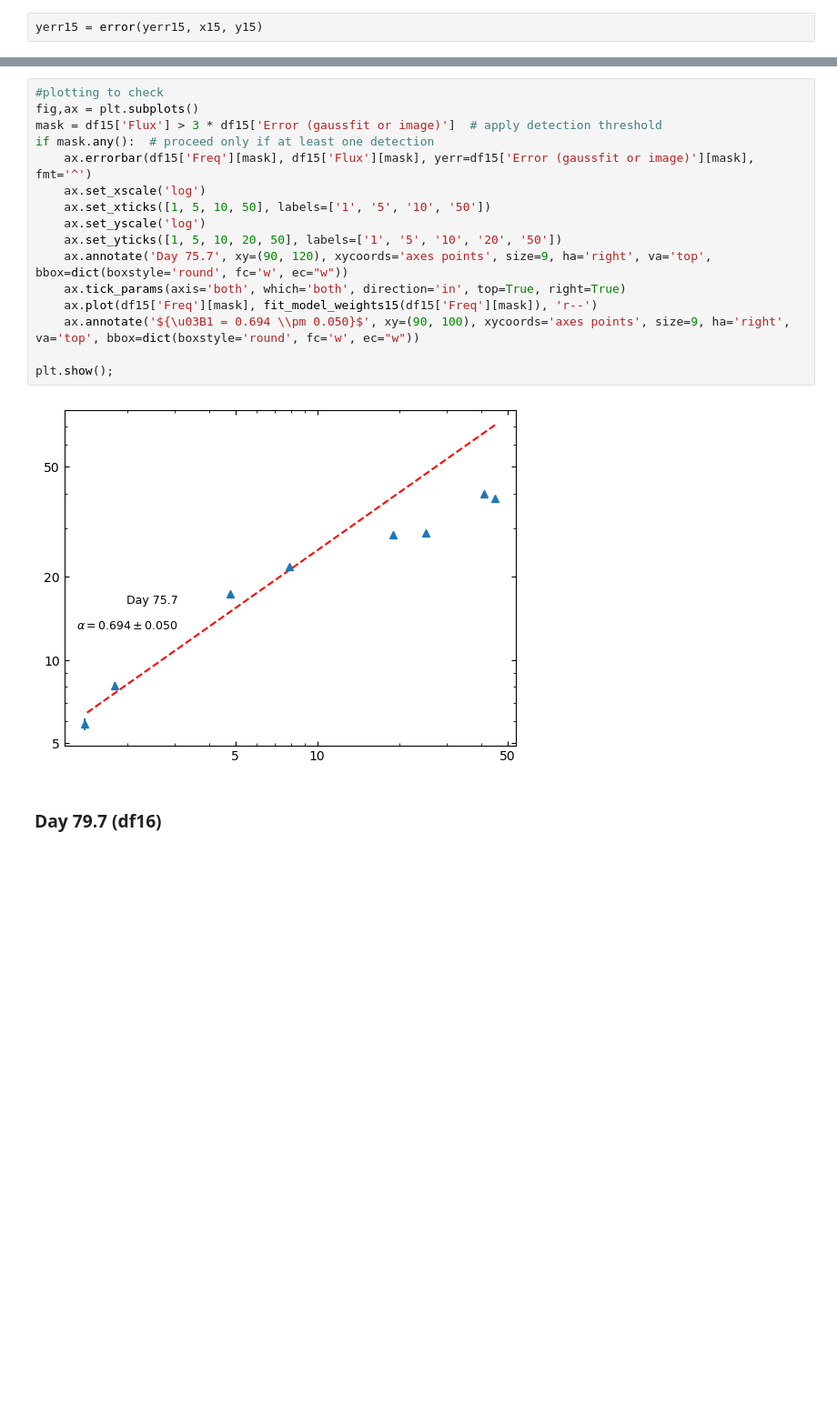
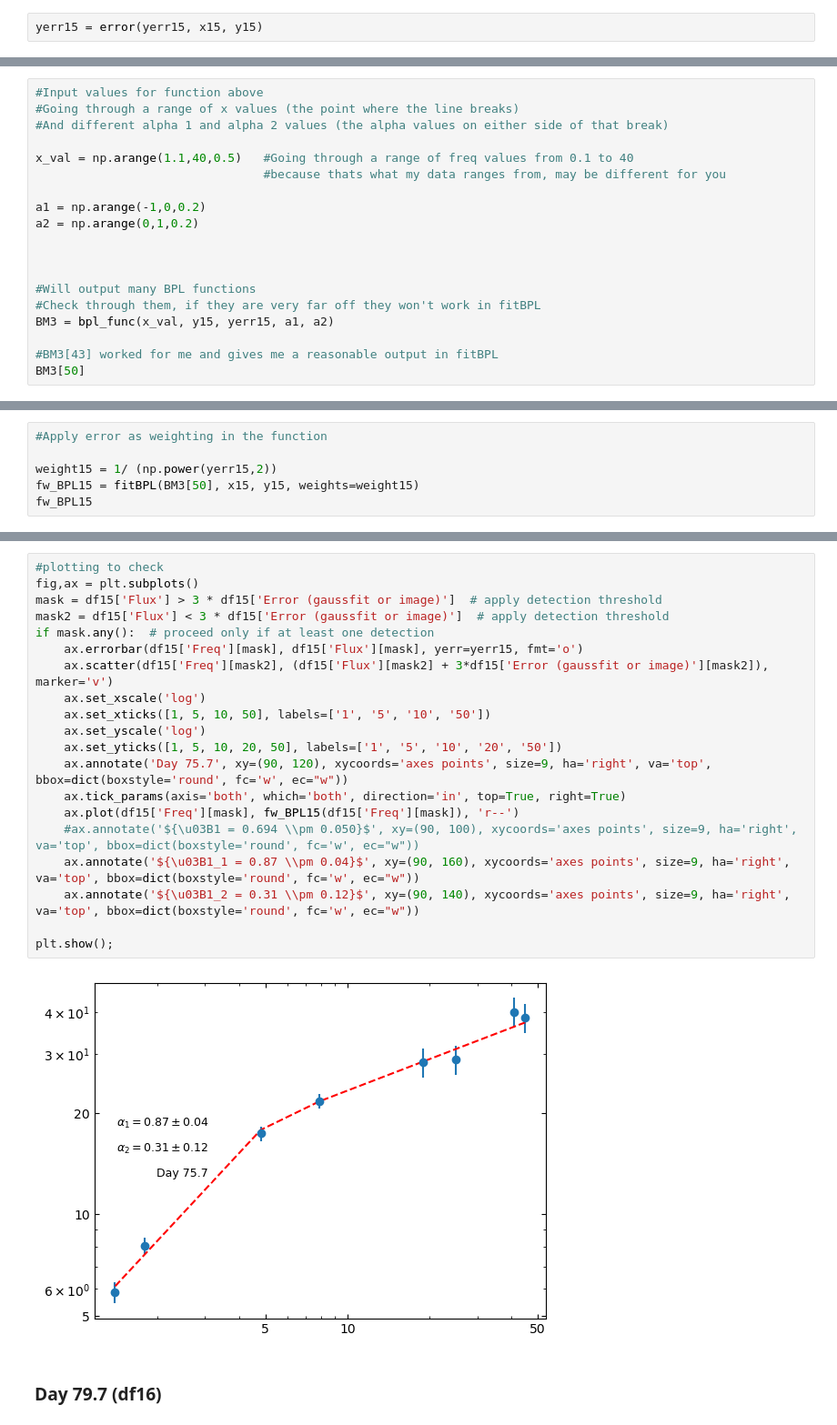
Before and after one commit to Wilhelm005/Research-Code, a Jupyter notebook: V407_Spectral_Index.ipynb, the cells around one changed output, grey strips where cells are left out. Shown at 91% size. Cells and saved outputs as stored; diff of their text form; blank space fills up the shorter version.

```diff
--- a/V407_Spectral_Index.ipynb
+++ b/V407_Spectral_Index.ipynb
@@ -2175,0 +2229,19 @@ The error/standard deviation is 0.05034396869165565
+# %%
+#Input values for function above
+#Going through a range of x values (the point where the line breaks)
+#And different alpha 1 and alpha 2 values (the alpha values on either side of that break)
+
+x_val = np.arange(1.1,40,0.5)   #Going through a range of freq values from 0.1 to 40
+                                #because thats what my data ranges from, may be different for you
+
+a1 = np.arange(-1,0,0.2)
+a2 = np.arange(0,1,0.2)
+
+
+
+#Will output many BPL functions
+#Check through them, if they are very far off they won't work in fitBPL
+BM3 = bpl_func(x_val, y15, yerr15, a1, a2)
+
+#BM3[43] worked for me and gives me a reasonable output in fitBPL
+BM3[50]
@@ -2175,0 +2250,6 @@ The error/standard deviation is 0.05034396869165565
+# %%
+#Apply error as weighting in the function
+
+weight15 = 1/ (np.power(yerr15,2))
+fw_BPL15 = fitBPL(BM3[50], x15, y15, weights=weight15)
+fw_BPL15
@@ -2176,21 +2312,25 @@ The error/standard deviation is 0.05034396869165565
 # %%
 #plotting to check
 fig,ax = plt.subplots()
 mask = df15['Flux'] > 3 * df15['Error (gaussfit or image)']  # apply detection threshold
+mask2 = df15['Flux'] < 3 * df15['Error (gaussfit or image)']  # apply detection threshold
 if mask.any():  # proceed only if at least one detection
-    ax.errorbar(df15['Freq'][mask], df15['Flux'][mask], yerr=df15['Error (gaussfit or image)'][mask], fmt='^')
+    ax.errorbar(df15['Freq'][mask], df15['Flux'][mask], yerr=yerr15, fmt='o')
+    ax.scatter(df15['Freq'][mask2], (df15['Flux'][mask2] + 3*df15['Error (gaussfit or image)'][mask2]), marker='v')
     ax.set_xscale('log')
     ax.set_xticks([1, 5, 10, 50], labels=['1', '5', '10', '50'])
     ax.set_yscale('log')
     ax.set_yticks([1, 5, 10, 20, 50], labels=['1', '5', '10', '20', '50'])
     ax.annotate('Day 75.7', xy=(90, 120), xycoords='axes points', size=9, ha='right', va='top', bbox=dict(boxstyle='round', fc='w', ec="w"))
     ax.tick_params(axis='both', which='both', direction='in', top=True, right=True)
-    ax.plot(df15['Freq'][mask], fit_model_weights15(df15['Freq'][mask]), 'r--')
-    ax.annotate('${\u03B1 = 0.694 \\pm 0.050}$', xy=(90, 100), xycoords='axes points', size=9, ha='right', va='top', bbox=dict(boxstyle='round', fc='w', ec="w"))
+    ax.plot(df15['Freq'][mask], fw_BPL15(df15['Freq'][mask]), 'r--')
+    #ax.annotate('${\u03B1 = 0.694 \\pm 0.050}$', xy=(90, 100), xycoords='axes points', size=9, ha='right', va='top', bbox=dict(boxstyle='round', fc='w', ec="w"))
+    ax.annotate('${\u03B1_1 = 0.87 \\pm 0.04}$', xy=(90, 160), xycoords='axes points', size=9, ha='right', va='top', bbox=dict(boxstyle='round', fc='w', ec="w"))
+    ax.annotate('${\u03B1_2 = 0.31 \\pm 0.12}$', xy=(90, 140), xycoords='axes points', size=9, ha='right', va='top', bbox=dict(boxstyle='round', fc='w', ec="w"))
 
 plt.show();
 # %% [output]
-[figure, old version]
+[figure, new version]
 # %% [markdown]
 ### Day 79.7 (df16)
 # %%
```
Also changed, not shown: parts of 83 cells of this notebook.
